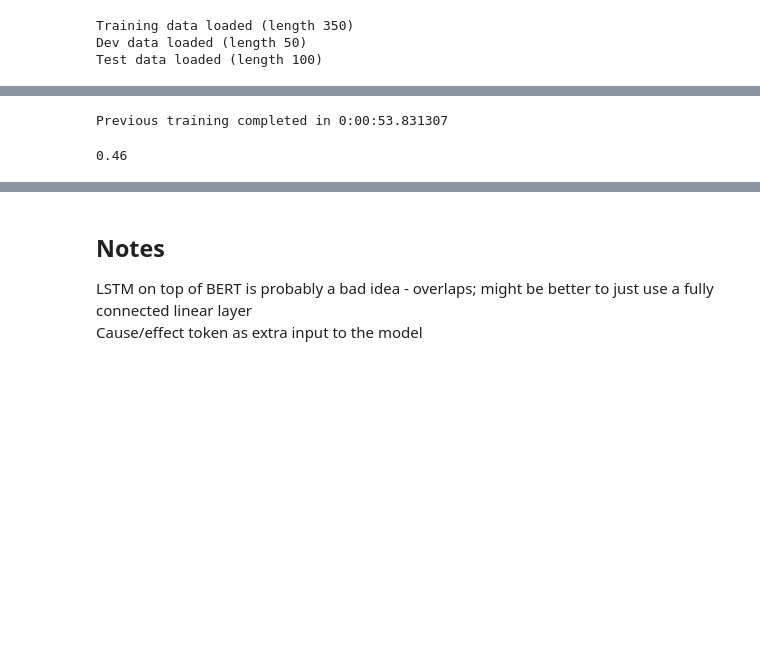
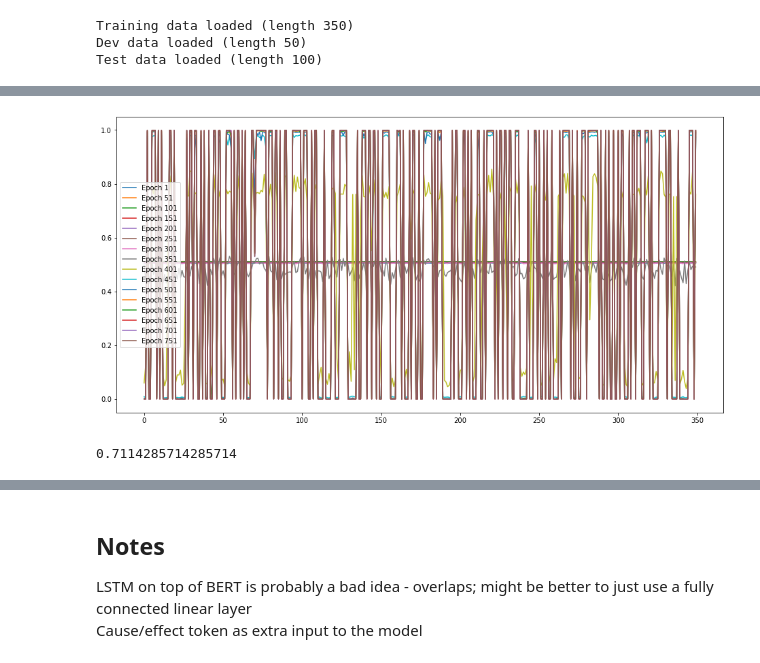
Before and after one commit to LiGhtime/NLPProject, a Jupyter notebook: RoBERTa.ipynb, the cells around one changed output, grey strips where cells are left out. Saved outputs shown, nothing was run; the diff lists cells and outputs as text; code cells hidden in the pictures; blank space fills up the shorter version.

Commit message:
RoBERTa 800-epoch training

```diff
--- a/RoBERTa.ipynb
+++ b/RoBERTa.ipynb
@@ -19,18 +44,17 @@ def load_data(filename):
     with open(filename, 'r', encoding='utf8') as file:
         raw_data = pd.read_json(file, lines=True)
     tokenizer = RobertaTokenizer.from_pretrained('roberta-base')
-    X = []
-    y = []
     dataset = []
 
     for i, row in raw_data.iterrows(): # yeah, yeah, I know...
-        prem = torch.tensor(tokenizer(row['premise'])['input_ids'])
-        quest = torch.tensor(tokenizer(row['question'])['input_ids'])
-        h1 = torch.tensor(tokenizer(row['choice1'])['input_ids'])
-        h2 = torch.tensor(tokenizer(row['choice2'])['input_ids'])
+        prem = torch.tensor(tokenizer(row['premise'])['input_ids']).to(device)
+        quest = torch.tensor(tokenizer(row['question'])['input_ids']).to(device)
+        h1 = torch.tensor(tokenizer(row['choice1'])['input_ids']).to(device)
+        h2 = torch.tensor(tokenizer(row['choice2'])['input_ids']).to(device)
 #         X.append((torch.cat((prem, h1, h2))))
 #         y.append(torch.tensor(row['label']).to(torch.float32))
-        dataset.append((torch.cat((prem, quest, h1, h2)).to(device), torch.tensor(row['label']).to(torch.float32).to(device)))
+        X = [torch.cat((prem, quest)), h1, h2]
+        dataset.append((X, torch.tensor(row['label']).to(torch.float32).to(device)))
 
 #     dataset = (torch.tensor(X).to(device), torch.tensor(Y).to(device))
     return dataset
@@ -52,12 +79,26 @@ class COPAClassifier(nn.Module):
 
         # default pretrained layer
         self.roberta = RobertaModel.from_pretrained('roberta-base')
-#         self.roberta.requires_grad = False
-        self.classifier = nn.Linear(768, output_size)
+        self.h11 = nn.Linear(768, 4)
+        self.h12 = nn.Linear(768, 2)
+        self.h13 = nn.Linear(768, 2)
+        self.dropout = nn.Dropout(p=0.6)
+#         self.h2 = nn.Linear(700, 350)
+#         self.h3 = nn.Linear(350, 100)
+#         self.h4 = nn.Linear(100, 16)
+        self.classifier = nn.Linear(8, output_size)
         self.sigmoid = nn.Sigmoid()
+        self.relu = nn.LeakyReLU()
+
+        self.esteem = "I'm SO proud of you"
 
     def forward(self, x):
-        return self.classifier(self.roberta(input_ids=x)[1])
+        out1 = self.relu(self.h11(self.dropout(self.roberta(input_ids=x[0].unsqueeze(0))[1])))
+        out2 = self.relu(self.h12(self.dropout(self.roberta(input_ids=x[1].unsqueeze(0))[1])))
+        out3 = self.relu(self.h13(self.dropout(self.roberta(input_ids=x[2].unsqueeze(0))[1])))
+#         out = self.relu(self.h3(self.relu(self.h2(out))))
+        out = self.classifier(torch.cat((out1, out2, out3), dim=1))
+        return self.sigmoid(out.squeeze(0).squeeze(0))
 
     def predict(self, x):
-        return 1 if self.sigmoid(self.forward(x)) > 0.5 else 0
+        return 1 if (self.forward(x) > 0.5) else 0
@@ -144,15 +193,26 @@ Training completed in 5:32:25.704588
-# %%
-print(f'Previous training completed in {str(end_time - start_time)}')
-# %% [output]
-Previous training completed in 0:00:53.831307
+# %%
+fig, ax = plt.subplots(figsize=(16, 8))
+for i in range(len(preds_by_epoch)):
+    ax.plot(preds_by_epoch[i], label=f'Epoch {i * report_per + 1}')
+ax.legend()
+plt.show()
+# %% [output]
+[figure, added]
 # %%
 correct = 0
-for (x, y) in dev_data:
-    y_hat = copa.predict(x.unsqueeze(0))
-    if y_hat == y:
-        correct += 1
+preds = []
+copa.eval()
+with torch.no_grad():
+    for (x, y) in dev_data:
+        y_hat = 1 if copa(x) > 0.5 else 0
+#         print(y_hat)
+    #     y_hat = 1 if copa(x.unsqueeze(0)) > 0.5 else 0
+        preds.append(copa.predict(x))
+        if y_hat == y:
+            correct += 1
 
 acc = correct / len(dev_data)
 print(acc)
+# print(preds)
 # %% [output]
-0.46
+0.7114285714285714
```
Also changed, not shown: parts of 13 cells of this notebook.
